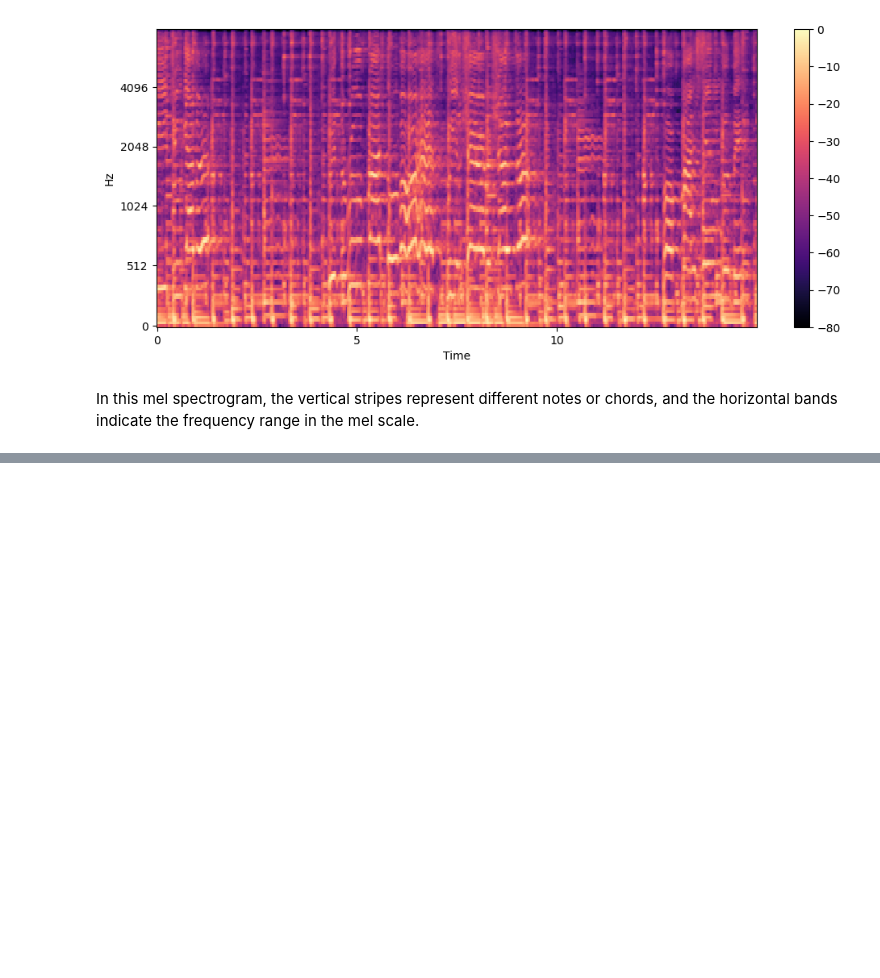
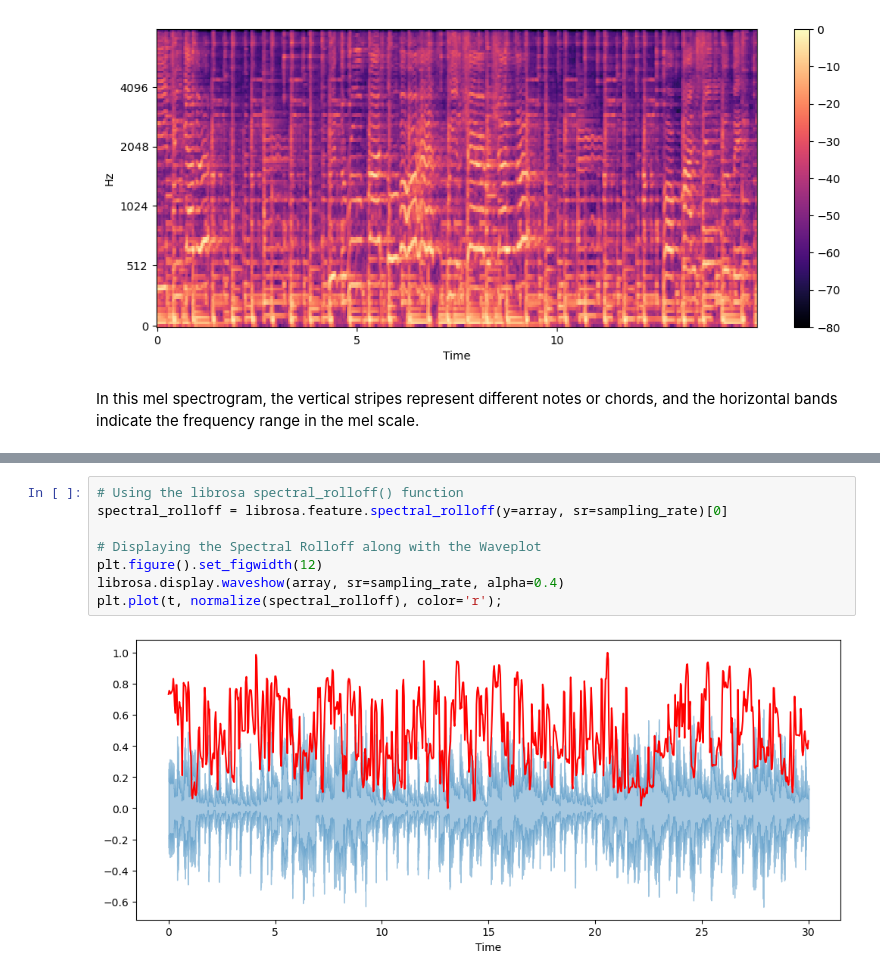
Before and after one commit to davidmayal23/music-genre-classification, a Jupyter notebook: notebooks/understanding_audio.ipynb, the cells around one changed output, grey strips where cells are left out. Saved outputs shown, nothing was run; the diff lists cells and outputs as text; blank space fills up the shorter version.

```diff
--- a/notebooks/understanding_audio.ipynb
+++ b/notebooks/understanding_audio.ipynb
@@ -169,0 +232,10 @@ In this mel spectrogram, the vertical stripes represent different notes or chord
+# %%
+# Using the librosa spectral_rolloff() function
+spectral_rolloff = librosa.feature.spectral_rolloff(y=array, sr=sampling_rate)[0]
+
+# Displaying the Spectral Rolloff along with the Waveplot
+plt.figure().set_figwidth(12)
+librosa.display.waveshow(array, sr=sampling_rate, alpha=0.4)
+plt.plot(t, normalize(spectral_rolloff), color='r');
+# %% [output]
+[figure, added]
```
Also changed, not shown: parts of 16 cells of this notebook.
